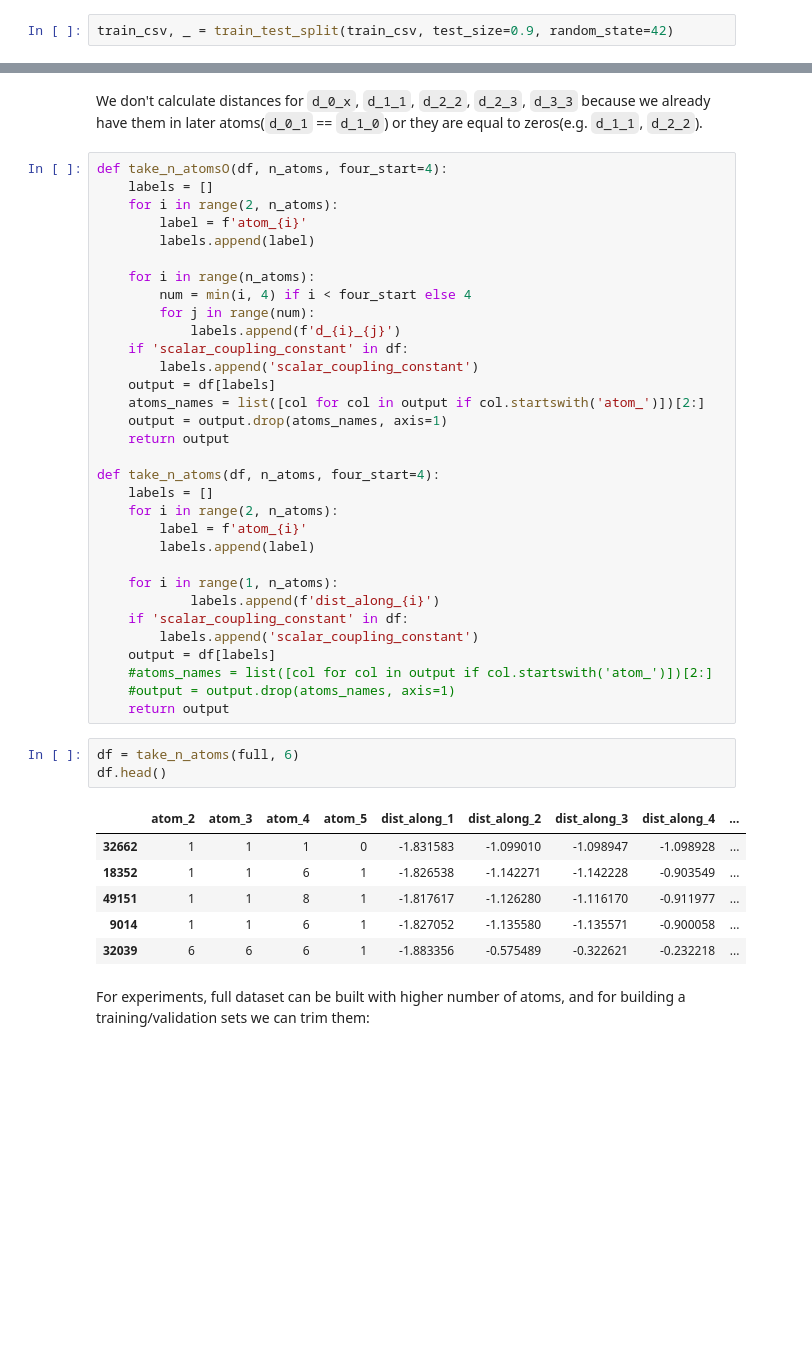
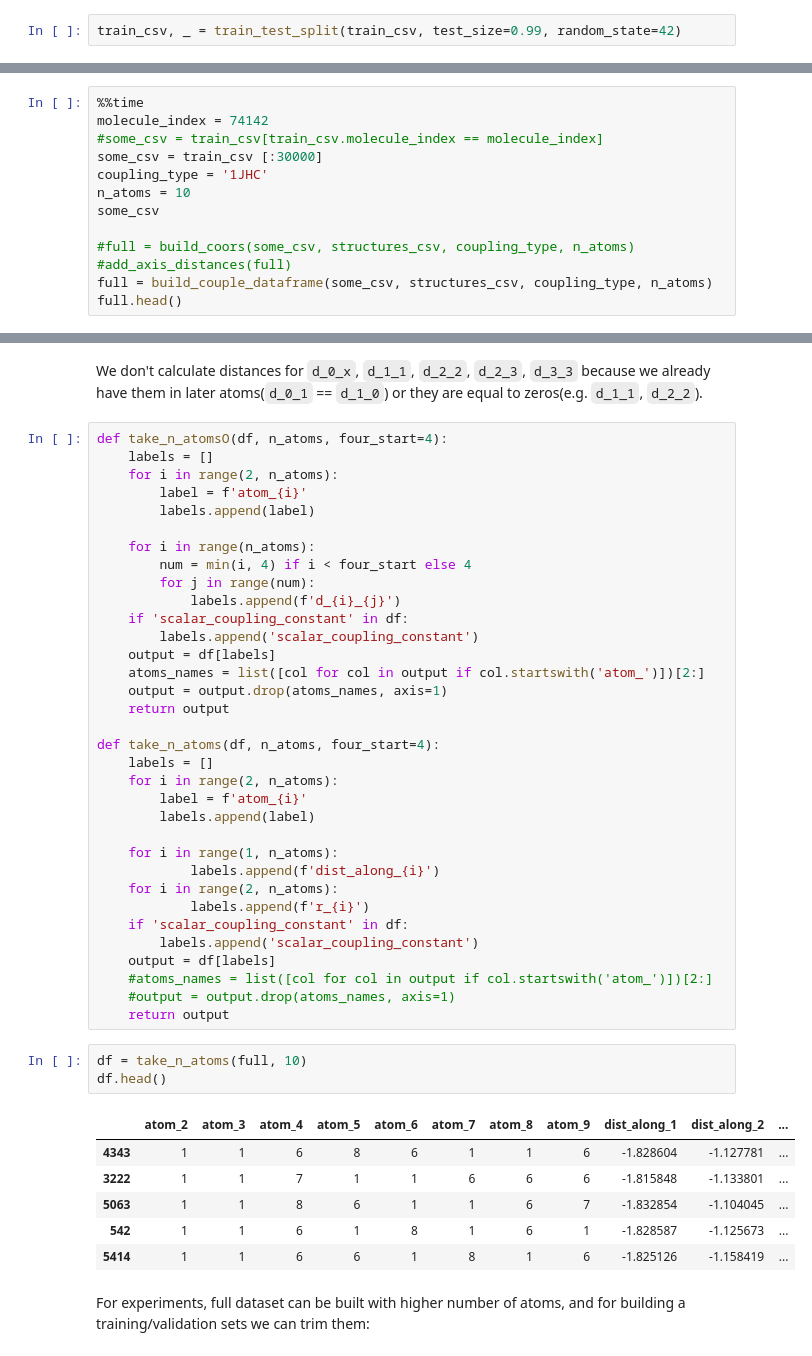
Before and after one commit to dmvlasenk/Kaggle_Predicting_Molecular_Properties, a Jupyter notebook: src/main.ipynb, the cells around one changed output, grey strips where cells are left out. Saved outputs shown, nothing was run; the diff lists cells and outputs as text; blank space fills up the shorter version.

```diff
--- a/src/main.ipynb
+++ b/src/main.ipynb
@@ -91,7 +91,7 @@ train_csv.head(10)
 # %% [markdown]
 #### Filter
 # %%
-train_csv, _ = train_test_split(train_csv, test_size=0.9, random_state=42)
+train_csv, _ = train_test_split(train_csv, test_size=0.99, random_state=42)
 # %% [markdown]
 #### Train_CSV Params
 # %%
@@ -428,0 +452,13 @@ i 3
+# %%
+%%time
+molecule_index = 74142
+#some_csv = train_csv[train_csv.molecule_index == molecule_index]
+some_csv = train_csv [:30000]
+coupling_type = '1JHC'
+n_atoms = 10
+some_csv
+
+#full = build_coors(some_csv, structures_csv, coupling_type, n_atoms)
+#add_axis_distances(full)
+full = build_couple_dataframe(some_csv, structures_csv, coupling_type, n_atoms)
+full.head()
@@ -478,6 +519,8 @@ def take_n_atoms(df, n_atoms, four_start=4):
 
     for i in range(1, n_atoms):
             labels.append(f'dist_along_{i}')
+    for i in range(2, n_atoms):
+            labels.append(f'r_{i}')
     if 'scalar_coupling_constant' in df:
         labels.append('scalar_coupling_constant')
     output = df[labels]
@@ -485,15 +528,15 @@ def take_n_atoms(df, n_atoms, four_start=4):
     #output = output.drop(atoms_names, axis=1)
     return output
 # %%
-df = take_n_atoms(full, 6)
+df = take_n_atoms(full, 10)
 df.head()
 # %% [output]
-|  | atom_2 | atom_3 | atom_4 | atom_5 | dist_along_1 | dist_along_2 | dist_along_3 | dist_along_4 | ... |
-| 32662 | 1 | 1 | 1 | 0 | -1.831583 | -1.099010 | -1.098947 | -1.098928 | ... |
-| 18352 | 1 | 1 | 6 | 1 | -1.826538 | -1.142271 | -1.142228 | -0.903549 | ... |
-| 49151 | 1 | 1 | 8 | 1 | -1.817617 | -1.126280 | -1.116170 | -0.911977 | ... |
-| 9014 | 1 | 1 | 6 | 1 | -1.827052 | -1.135580 | -1.135571 | -0.900058 | ... |
-| 32039 | 6 | 6 | 6 | 1 | -1.883356 | -0.575489 | -0.322621 | -0.232218 | ... |
+|  | atom_2 | atom_3 | atom_4 | atom_5 | atom_6 | atom_7 | atom_8 | atom_9 | dist_along_1 | dist_along_2 | ... |
+| 4343 | 1 | 1 | 6 | 8 | 6 | 1 | 1 | 6 | -1.828604 | -1.127781 | ... |
+| 3222 | 1 | 1 | 7 | 1 | 1 | 6 | 6 | 6 | -1.815848 | -1.133801 | ... |
+| 5063 | 1 | 1 | 8 | 6 | 1 | 1 | 6 | 7 | -1.832854 | -1.104045 | ... |
+| 542 | 1 | 1 | 6 | 1 | 8 | 1 | 6 | 1 | -1.828587 | -1.125673 | ... |
+| 5414 | 1 | 1 | 6 | 6 | 1 | 8 | 1 | 6 | -1.825126 | -1.158419 | ... |
 # %% [markdown]
 For experiments, full dataset can be built with higher number of atoms, and for building a training/validation sets we can trim them:
 # %%
```
Also changed, not shown: parts of 26 cells of this notebook, 1 other file.
